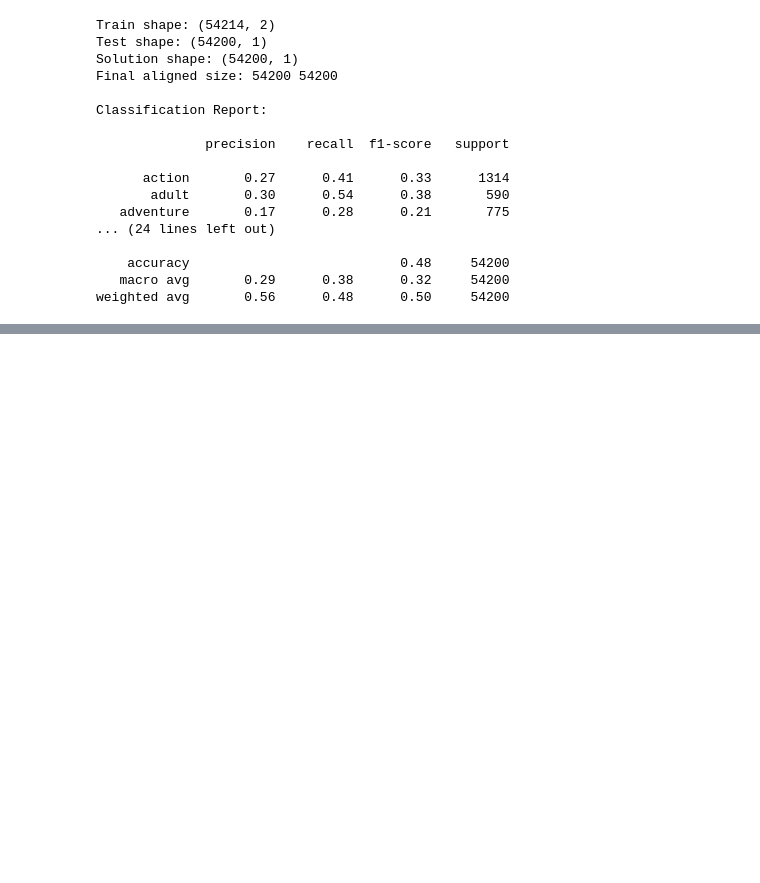
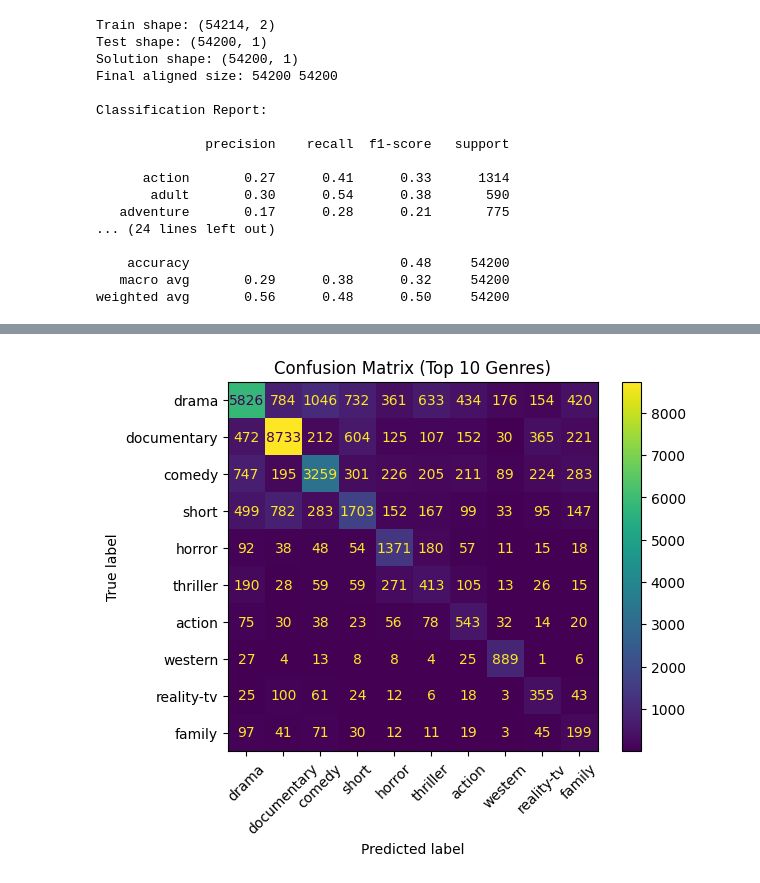
Before and after one commit to mahejain/MYDAILYWORK, a Jupyter notebook: movie_classification.ipynb, the cells around one changed output, grey strips where cells are left out. Cells and saved outputs as stored; diff of their text form; code cells hidden in the pictures; blank space fills up the shorter version.

```diff
--- a/movie_classification.ipynb
+++ b/movie_classification.ipynb
@@ -160,0 +172,22 @@ weighted avg       0.56      0.48      0.50     54200
+# %%
+import matplotlib.pyplot as plt
+from sklearn.metrics import confusion_matrix, ConfusionMatrixDisplay
+
+# Get top 10 genres
+top_genres = df_train["genre"].value_counts().head(10).index
+
+# Filter test data
+mask = y_test.isin(top_genres)
+
+y_test_filtered = y_test[mask]
+y_pred_filtered = pd.Series(y_pred)[mask]
+
+# Confusion matrix
+cm = confusion_matrix(y_test_filtered, y_pred_filtered, labels=top_genres)
+
+disp = ConfusionMatrixDisplay(confusion_matrix=cm, display_labels=top_genres)
+disp.plot(xticks_rotation=45)
+plt.title("Confusion Matrix (Top 10 Genres)")
+plt.show()
+# %% [output]
+[figure, added]
```
Also changed, not shown: parts of 7 cells of this notebook.
